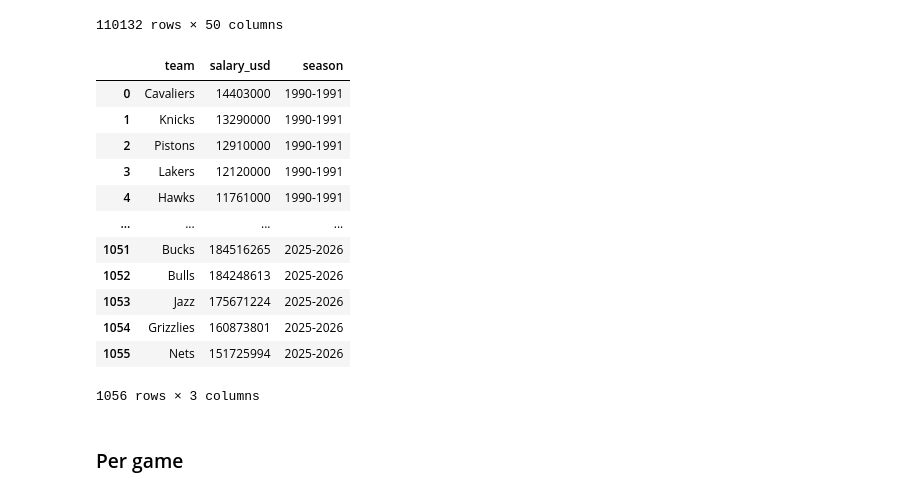
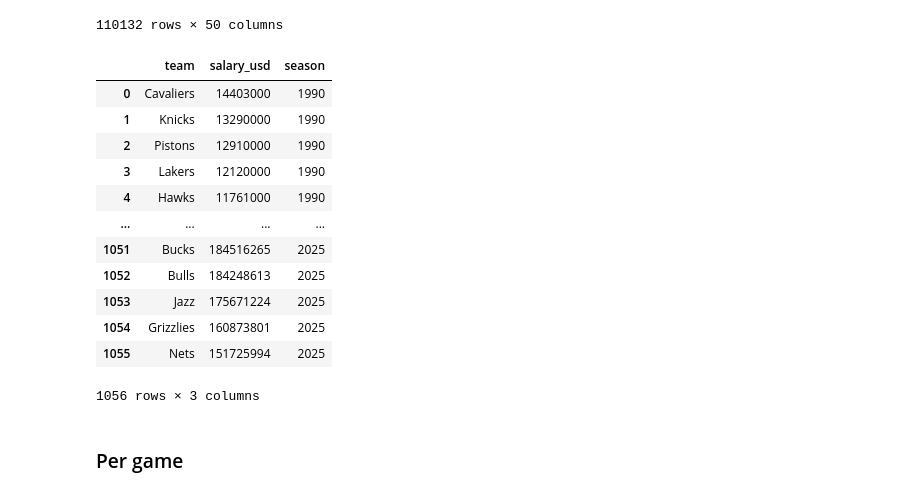
Before and after one commit to com-480-data-visualization/HoopViz, a Jupyter notebook: scripts/teams/teams.ipynb, the cells around one changed output. Saved outputs shown, nothing was run; the diff lists cells and outputs as text; code cells hidden in the pictures.

```diff
--- a/scripts/teams/teams.ipynb
+++ b/scripts/teams/teams.ipynb
@@ -50,20 +50,21 @@ display(team_stats)
 # %%
 # add salary data
 salaries = pd.read_csv(DATA_PATH + "/nba_salary/team_salaries.csv")
+salaries["season"] = salaries["season"].apply(lambda x: x.split("-")[0])
 display(salaries)
 # %% [output]
 |  | team | salary_usd | season |
-| 0 | Cavaliers | 14403000 | 1990-1991 |
-| 1 | Knicks | 13290000 | 1990-1991 |
-| 2 | Pistons | 12910000 | 1990-1991 |
-| 3 | Lakers | 12120000 | 1990-1991 |
-| 4 | Hawks | 11761000 | 1990-1991 |
+| 0 | Cavaliers | 14403000 | 1990 |
+| 1 | Knicks | 13290000 | 1990 |
+| 2 | Pistons | 12910000 | 1990 |
+| 3 | Lakers | 12120000 | 1990 |
+| 4 | Hawks | 11761000 | 1990 |
 | ... | ... | ... | ... |
-| 1051 | Bucks | 184516265 | 2025-2026 |
-| 1052 | Bulls | 184248613 | 2025-2026 |
-| 1053 | Jazz | 175671224 | 2025-2026 |
-| 1054 | Grizzlies | 160873801 | 2025-2026 |
-| 1055 | Nets | 151725994 | 2025-2026 |
+| 1051 | Bucks | 184516265 | 2025 |
+| 1052 | Bulls | 184248613 | 2025 |
+| 1053 | Jazz | 175671224 | 2025 |
+| 1054 | Grizzlies | 160873801 | 2025 |
+| 1055 | Nets | 151725994 | 2025 |
 1056 rows × 3 columns
 # %% [markdown]
 ### Per game
```
Also changed, not shown: parts of 5 cells of this notebook, 2 other files.
